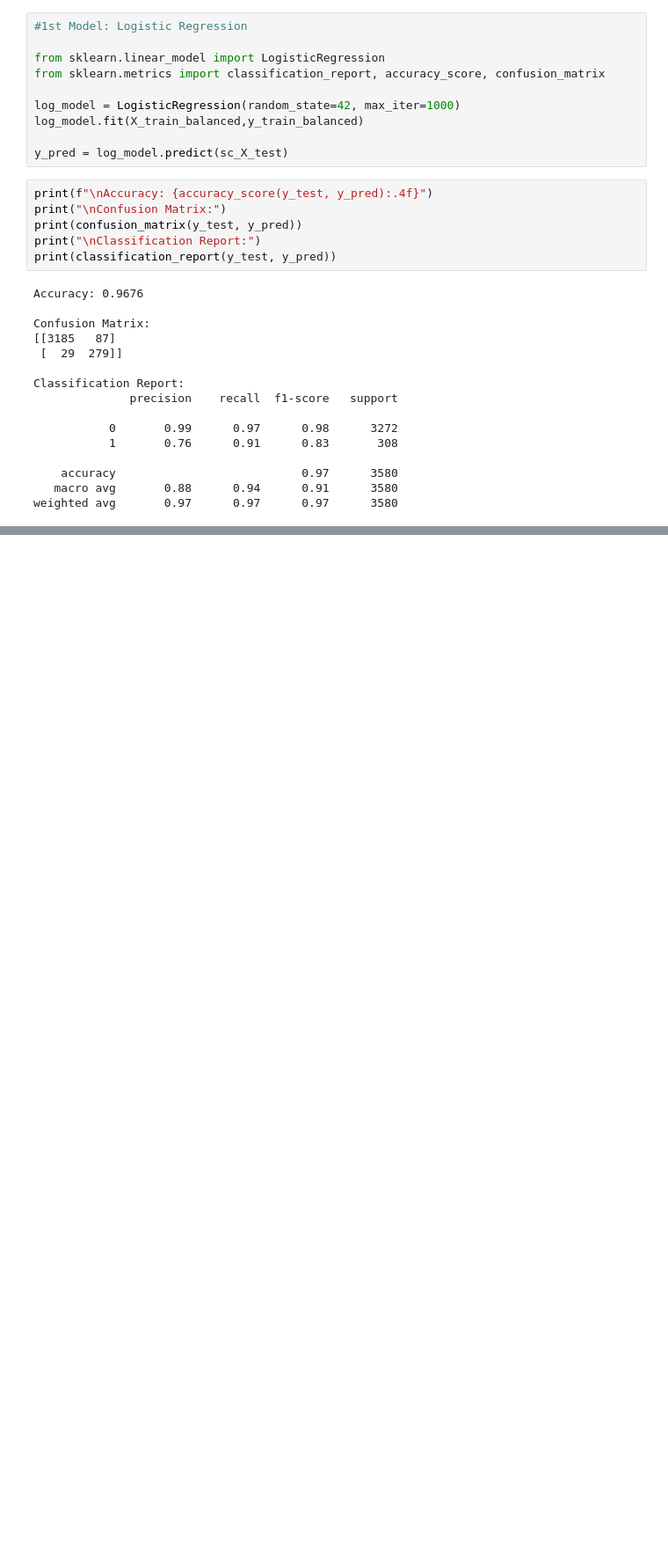
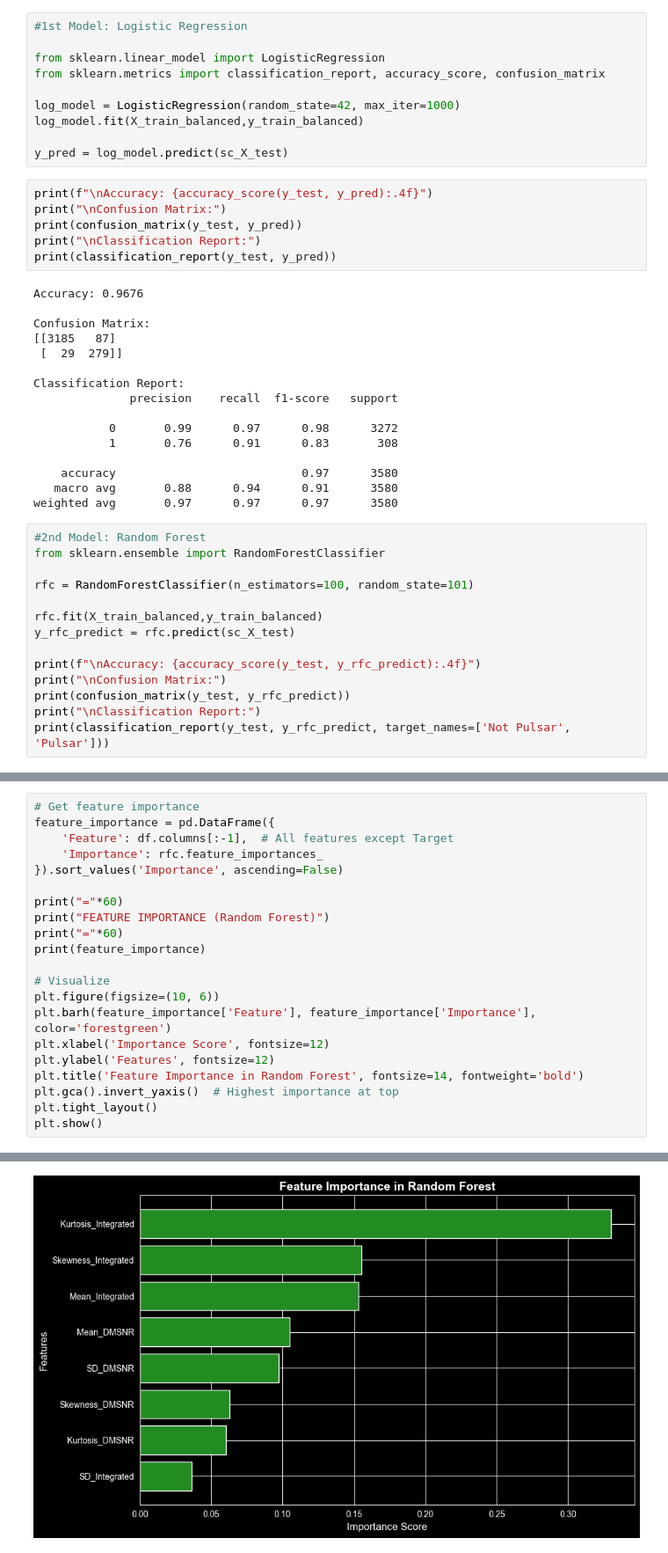
Before and after one commit to Ansul-S/Pulsar_Prediction_Project, a Jupyter notebook: main/Pulsar_Project.ipynb, the cells around one changed output, grey strips where cells are left out. Shown at 88% size. Cells and saved outputs as stored; diff of their text form; blank space fills up the shorter version.

Commit message:
Added Random Forest and XGBoost models with evaluation metrics

```diff
--- a/main/Pulsar_Project.ipynb
+++ b/main/Pulsar_Project.ipynb
@@ -405,3 +404,17 @@ Classification Report:
     accuracy                           0.97      3580
    macro avg       0.88      0.94      0.91      3580
 weighted avg       0.97      0.97      0.97      3580
+# %%
+#2nd Model: Random Forest
+from sklearn.ensemble import RandomForestClassifier
+
+rfc = RandomForestClassifier(n_estimators=100, random_state=101)
+
+rfc.fit(X_train_balanced,y_train_balanced)
+y_rfc_predict = rfc.predict(sc_X_test)
+
+print(f"\nAccuracy: {accuracy_score(y_test, y_rfc_predict):.4f}")
+print("\nConfusion Matrix:")
+print(confusion_matrix(y_test, y_rfc_predict))
+print("\nClassification Report:")
+print(classification_report(y_test, y_rfc_predict, target_names=['Not Pulsar', 'Pulsar']))
@@ -407,0 +437,22 @@ weighted avg       0.97      0.97      0.97      3580
+# %%
+# Get feature importance
+feature_importance = pd.DataFrame({
+    'Feature': df.columns[:-1],  # All features except Target
+    'Importance': rfc.feature_importances_
+}).sort_values('Importance', ascending=False)
+
+print("="*60)
+print("FEATURE IMPORTANCE (Random Forest)")
+print("="*60)
+print(feature_importance)
+
+# Visualize
+plt.figure(figsize=(10, 6))
+plt.barh(feature_importance['Feature'], feature_importance['Importance'], color='forestgreen')
+plt.xlabel('Importance Score', fontsize=12)
+plt.ylabel('Features', fontsize=12)
+plt.title('Feature Importance in Random Forest', fontsize=14, fontweight='bold')
+plt.gca().invert_yaxis()  # Highest importance at top
+plt.tight_layout()
+plt.show()
+# %% [output]
@@ -407,0 +471 @@ weighted avg       0.97      0.97      0.97      3580
+[figure, added]
```
Also changed, not shown: parts of 4 cells of this notebook.
